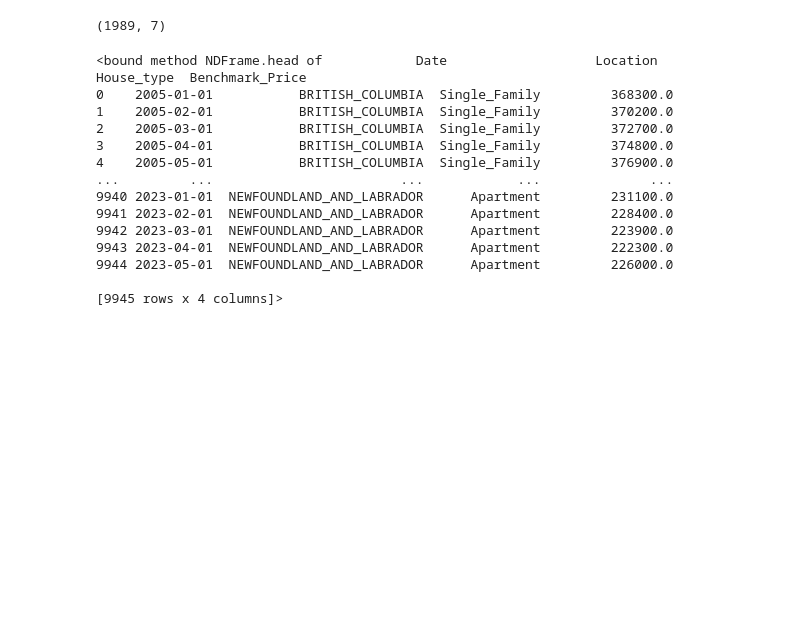
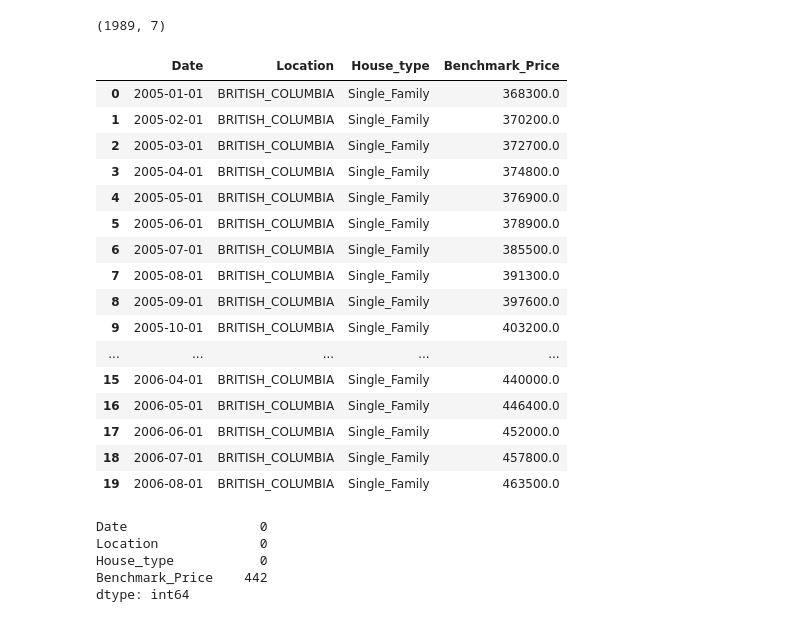
Before and after one commit to nishprojects/Capstone-RealEstateTrends, a Jupyter notebook: Housing_prices.ipynb, the cells around one changed output. Drawn from its saved outputs; the diff is of its cells as text; code cells hidden in the pictures; blank space fills up the shorter version.

```diff
--- a/Housing_prices.ipynb
+++ b/Housing_prices.ipynb
@@ -83,19 +93,31 @@ df.shape
 (1989, 7)
 # %%
 df=df.melt(id_vars = ['Date','Location'], var_name ='House_type', value_name='Benchmark_Price')
-df.head
+df.head(20)
 # %% [output]
-<bound method NDFrame.head of            Date                   Location     House_type  Benchmark_Price
-0    2005-01-01           BRITISH_COLUMBIA  Single_Family         368300.0
-1    2005-02-01           BRITISH_COLUMBIA  Single_Family         370200.0
-2    2005-03-01           BRITISH_COLUMBIA  Single_Family         372700.0
-3    2005-04-01           BRITISH_COLUMBIA  Single_Family         374800.0
-4    2005-05-01           BRITISH_COLUMBIA  Single_Family         376900.0
-...         ...                        ...            ...              ...
-9940 2023-01-01  NEWFOUNDLAND_AND_LABRADOR      Apartment         231100.0
-9941 2023-02-01  NEWFOUNDLAND_AND_LABRADOR      Apartment         228400.0
-9942 2023-03-01  NEWFOUNDLAND_AND_LABRADOR      Apartment         223900.0
-9943 2023-04-01  NEWFOUNDLAND_AND_LABRADOR      Apartment         222300.0
-9944 2023-05-01  NEWFOUNDLAND_AND_LABRADOR      Apartment         226000.0
-
-[9945 rows x 4 columns]>
+|  | Date | Location | House_type | Benchmark_Price |
+| 0 | 2005-01-01 | BRITISH_COLUMBIA | Single_Family | 368300.0 |
+| 1 | 2005-02-01 | BRITISH_COLUMBIA | Single_Family | 370200.0 |
+| 2 | 2005-03-01 | BRITISH_COLUMBIA | Single_Family | 372700.0 |
+| 3 | 2005-04-01 | BRITISH_COLUMBIA | Single_Family | 374800.0 |
+| 4 | 2005-05-01 | BRITISH_COLUMBIA | Single_Family | 376900.0 |
+| 5 | 2005-06-01 | BRITISH_COLUMBIA | Single_Family | 378900.0 |
+| 6 | 2005-07-01 | BRITISH_COLUMBIA | Single_Family | 385500.0 |
+| 7 | 2005-08-01 | BRITISH_COLUMBIA | Single_Family | 391300.0 |
+| 8 | 2005-09-01 | BRITISH_COLUMBIA | Single_Family | 397600.0 |
+| 9 | 2005-10-01 | BRITISH_COLUMBIA | Single_Family | 403200.0 |
+| ... | ... | ... | ... | ... |
+| 15 | 2006-04-01 | BRITISH_COLUMBIA | Single_Family | 440000.0 |
+| 16 | 2006-05-01 | BRITISH_COLUMBIA | Single_Family | 446400.0 |
+| 17 | 2006-06-01 | BRITISH_COLUMBIA | Single_Family | 452000.0 |
+| 18 | 2006-07-01 | BRITISH_COLUMBIA | Single_Family | 457800.0 |
+| 19 | 2006-08-01 | BRITISH_COLUMBIA | Single_Family | 463500.0 |
+# %%
+total = df.isnull().sum()
+print(total)
+# %% [output]
+Date                 0
+Location             0
+House_type           0
+Benchmark_Price    442
+dtype: int64
```
Also changed, not shown: parts of 11 cells of this notebook, 1 other file.
